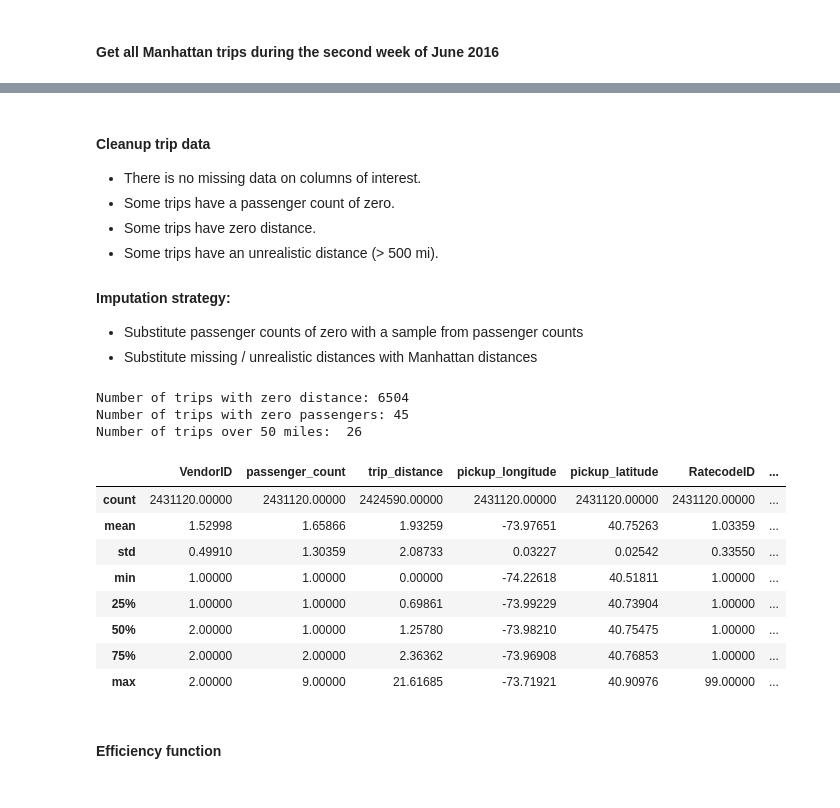
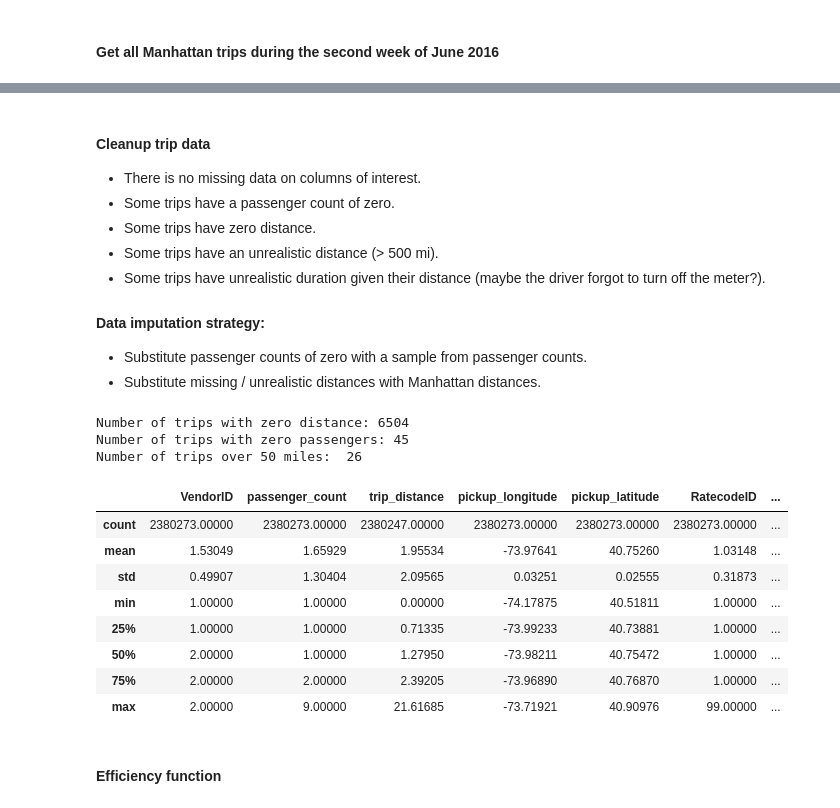
Before and after one commit to bentocg/DataChallenges, a Jupyter notebook: NYC_YellowCab/Trip_Aggregation.ipynb, the cells around one changed output, grey strips where cells are left out. Cells and saved outputs as stored; diff of their text form; code cells hidden in the pictures.

```diff
--- a/NYC_YellowCab/Trip_Aggregation.ipynb
+++ b/NYC_YellowCab/Trip_Aggregation.ipynb
@@ -189,53 +206,59 @@ Finished processing trips in 19.857017993927002 seconds
 * Some trips have a passenger count of zero.
 * Some trips have zero distance.
 * Some trips have an unrealistic distance (> 500 mi).
+* Some trips have unrealistic duration given their distance (maybe the driver forgot to turn off the meter?).
 
-#### Imputation strategy:
-* Substitute passenger counts of zero with a sample from passenger counts
-* Substitute missing / unrealistic distances with Manhattan distances
+#### Data imputation strategy:
+* Substitute passenger counts of zero with a sample from passenger counts.
+* Substitute missing / unrealistic distances with Manhattan distances.
 # %%
 # get number of trips with zero distance, zero passengers and unrealisticly high distances
 print(f'Number of trips with zero distance: {len(trips.loc[trips.trip_distance == 0])}')
 print(f'Number of trips with zero passengers: {len(trips.loc[trips.passenger_count == 0])}')
 print(f'Number of trips over 50 miles:  {len(trips.loc[trips.trip_distance > 50])}')
 
 # Helper function top get manhattan distances between vectors of lat, lon
 def manhattan_dist(lat1, lat2, lon1, lon2):
     dlat = abs(lat1 - lat2)
     dlon = abs(lon1 - lon2)
     return 69 * dlat + 69 * dlon * np.cos(np.radians(lon2))
 
 # function to clean trips
-def cleanup_trips(trips: pd.DataFrame):
+def cleanup_trips(trips: pd.DataFrame, minimum_speed=3.4):
 
-    # Fill zero passenger count trips sampling from observed passenger counts
+    # make sure pickup date comes before dropoff date and duration is reasonable for trip distance
+    trips = trips.loc[trips.tpep_pickup_datetime < trips.tpep_dropoff_datetime]
+    trips = trips.loc[(trips.trip_distance / ((trips['tpep_dropoff_datetime'] - \
+                                              trips['tpep_pickup_datetime']).astype('timedelta64[s]') / 3600)) > minimum_speed]
+
+    # fill zero passenger count trips sampling from observed passenger counts
     passenger_counts = list(trips.loc[trips.passenger_count > 0].passenger_count)
     trips.loc[trips.passenger_count == 0, 'passenger_count'] = np.random.choice(passenger_counts,
                          size=len(trips.loc[trips.passenger_count == 0]))
 
-    # Fill trips with unrealistic or zero distance using the Manhattan distance
+    # fill trips with unrealistic or zero distance using the Manhattan distance
     dist_trips = trips.loc[(trips.trip_distance < 50) & (trips.trip_distance != 0)]
     trips.loc[(trips.trip_distance < 50) | (trips.trip_distance != 0), 'trip_distance'] =  \
         manhattan_dist(dist_trips.pickup_latitude, dist_trips.dropoff_latitude,
                        dist_trips.pickup_longitude, dist_trips.dropoff_longitude)
 
     return trips
 
 # clean trips and display new values
 trips = cleanup_trips(trips)
 trips.describe()
 # %% [output]
 Number of trips with zero distance: 6504
 Number of trips with zero passengers: 45
 Number of trips over 50 miles:  26
 |  | VendorID | passenger_count | trip_distance | pickup_longitude | pickup_latitude | RatecodeID | ... |
-| count | 2431120.00000 | 2431120.00000 | 2424590.00000 | 2431120.00000 | 2431120.00000 | 2431120.00000 | ... |
-| mean | 1.52998 | 1.65866 | 1.93259 | -73.97651 | 40.75263 | 1.03359 | ... |
-| std | 0.49910 | 1.30359 | 2.08733 | 0.03227 | 0.02542 | 0.33550 | ... |
-| min | 1.00000 | 1.00000 | 0.00000 | -74.22618 | 40.51811 | 1.00000 | ... |
-| 25% | 1.00000 | 1.00000 | 0.69861 | -73.99229 | 40.73904 | 1.00000 | ... |
-| 50% | 2.00000 | 1.00000 | 1.25780 | -73.98210 | 40.75475 | 1.00000 | ... |
-| 75% | 2.00000 | 2.00000 | 2.36362 | -73.96908 | 40.76853 | 1.00000 | ... |
+| count | 2380273.00000 | 2380273.00000 | 2380247.00000 | 2380273.00000 | 2380273.00000 | 2380273.00000 | ... |
+| mean | 1.53049 | 1.65929 | 1.95534 | -73.97641 | 40.75260 | 1.03148 | ... |
+| std | 0.49907 | 1.30404 | 2.09565 | 0.03251 | 0.02555 | 0.31873 | ... |
+| min | 1.00000 | 1.00000 | 0.00000 | -74.17875 | 40.51811 | 1.00000 | ... |
+| 25% | 1.00000 | 1.00000 | 0.71335 | -73.99233 | 40.73881 | 1.00000 | ... |
+| 50% | 2.00000 | 1.00000 | 1.27950 | -73.98211 | 40.75472 | 1.00000 | ... |
+| 75% | 2.00000 | 2.00000 | 2.39205 | -73.96890 | 40.76870 | 1.00000 | ... |
 | max | 2.00000 | 9.00000 | 21.61685 | -73.71921 | 40.90976 | 99.00000 | ... |
 # %% [markdown]
 #### Efficiency function
```
Also changed, not shown: parts of 41 cells of this notebook.
